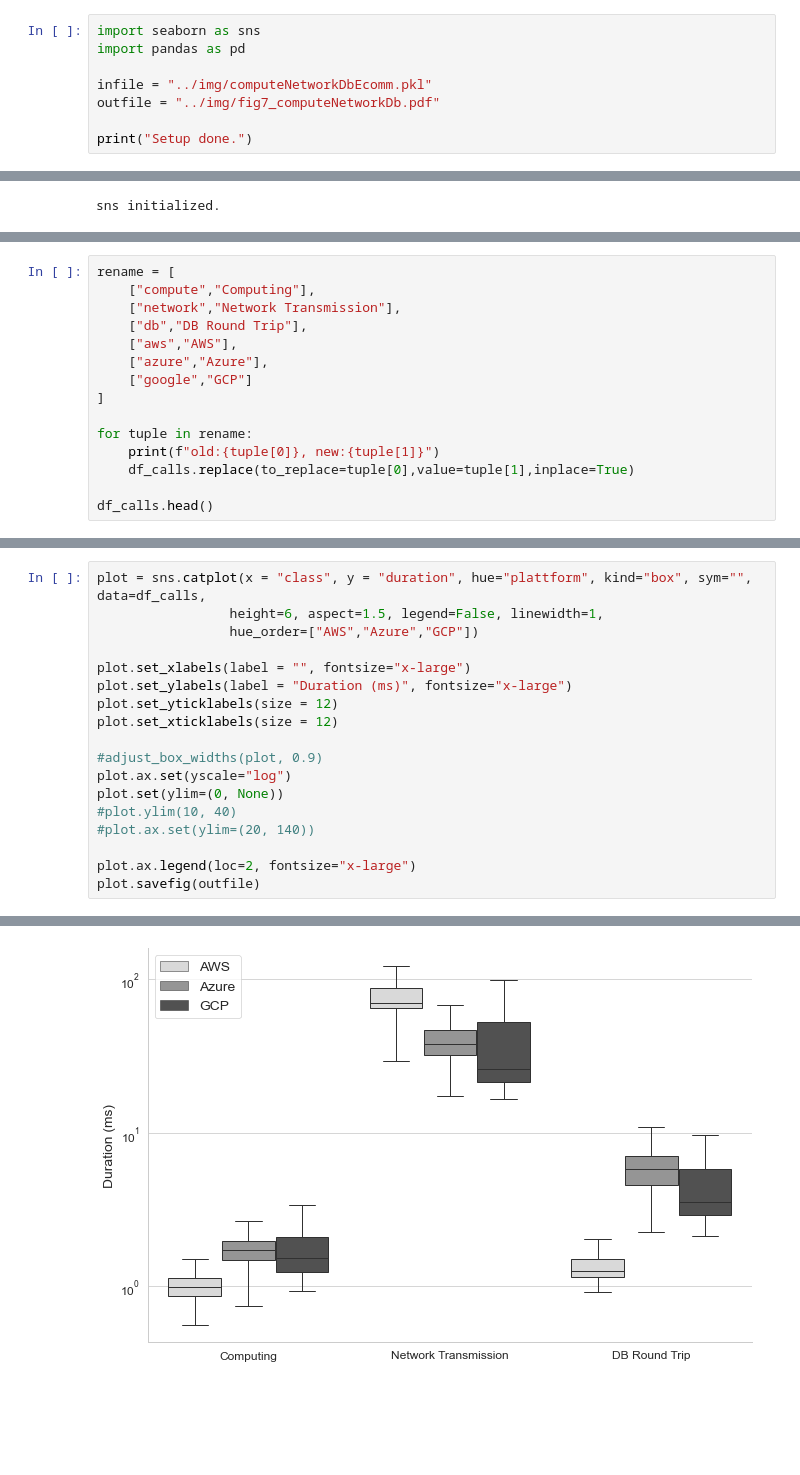
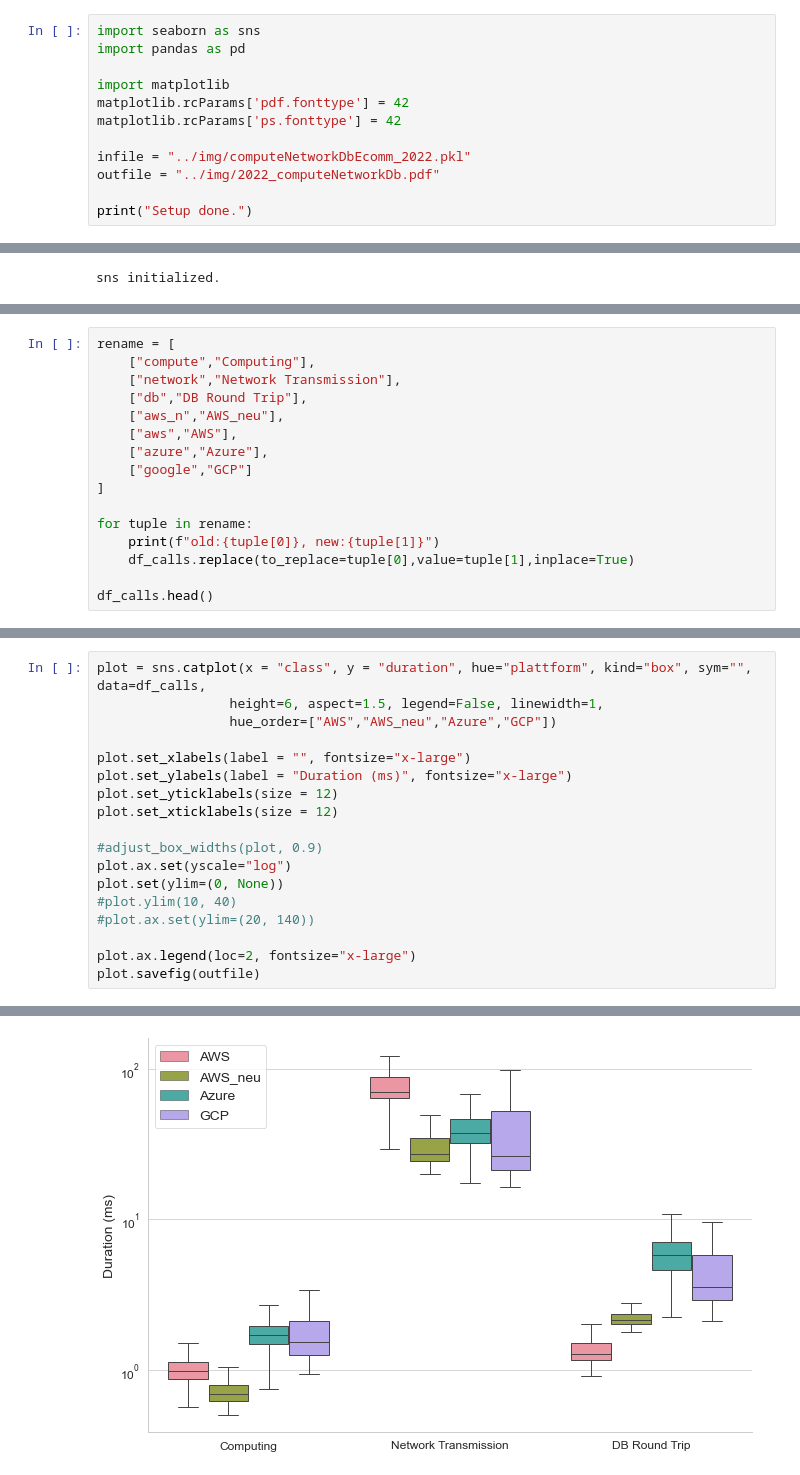
Before and after one commit to Be-FaaS/BeFaaS-analysis, a Jupyter notebook: paperplots/computeNetworkDb_draw.ipynb, the cells around one changed output, grey strips where cells are left out. Saved outputs shown, nothing was run; the diff lists cells and outputs as text; blank space fills up the shorter version.

```diff
--- a/paperplots/computeNetworkDb_draw.ipynb
+++ b/paperplots/computeNetworkDb_draw.ipynb
@@ -2,8 +2,12 @@
 import seaborn as sns
 import pandas as pd
 
-infile = "../img/computeNetworkDbEcomm.pkl"
-outfile = "../img/fig7_computeNetworkDb.pdf"
+import matplotlib
+matplotlib.rcParams['pdf.fonttype'] = 42
+matplotlib.rcParams['ps.fonttype'] = 42
+
+infile = "../img/computeNetworkDbEcomm_2022.pkl"
+outfile = "../img/2022_computeNetworkDb.pdf"
 
 print("Setup done.")
 # %% [output]
@@ -35,6 +39,7 @@ rename = [
     ["compute","Computing"],
     ["network","Network Transmission"],
     ["db","DB Round Trip"],
+    ["aws_n","AWS_neu"],
     ["aws","AWS"],
     ["azure","Azure"],
     ["google","GCP"]
@@ -85,22 +91,22 @@ plot.ax.legend(loc=2, fontsize="x-large")
 # %%
 plot = sns.catplot(x = "class", y = "duration", hue="plattform", kind="box", sym="", data=df_calls,
                  height=6, aspect=1.5, legend=False, linewidth=1,
-                 hue_order=["AWS","Azure","GCP"])
+                 hue_order=["AWS","AWS_neu","Azure","GCP"])
 
 plot.set_xlabels(label = "", fontsize="x-large")
 plot.set_ylabels(label = "Duration (ms)", fontsize="x-large")
 plot.set_yticklabels(size = 12)
 plot.set_xticklabels(size = 12)
 
 #adjust_box_widths(plot, 0.9)
 plot.ax.set(yscale="log")
 plot.set(ylim=(0, None))
 #plot.ylim(10, 40)
 #plot.ax.set(ylim=(20, 140))
 
 plot.ax.legend(loc=2, fontsize="x-large")
 plot.savefig(outfile)
 # %% [output]
 Invalid limit will be ignored.
   ax.set(**kwargs)
-[figure, old version]
+[figure, new version]
```
Also changed, not shown: parts of 5 cells of this notebook, 1 other file.
